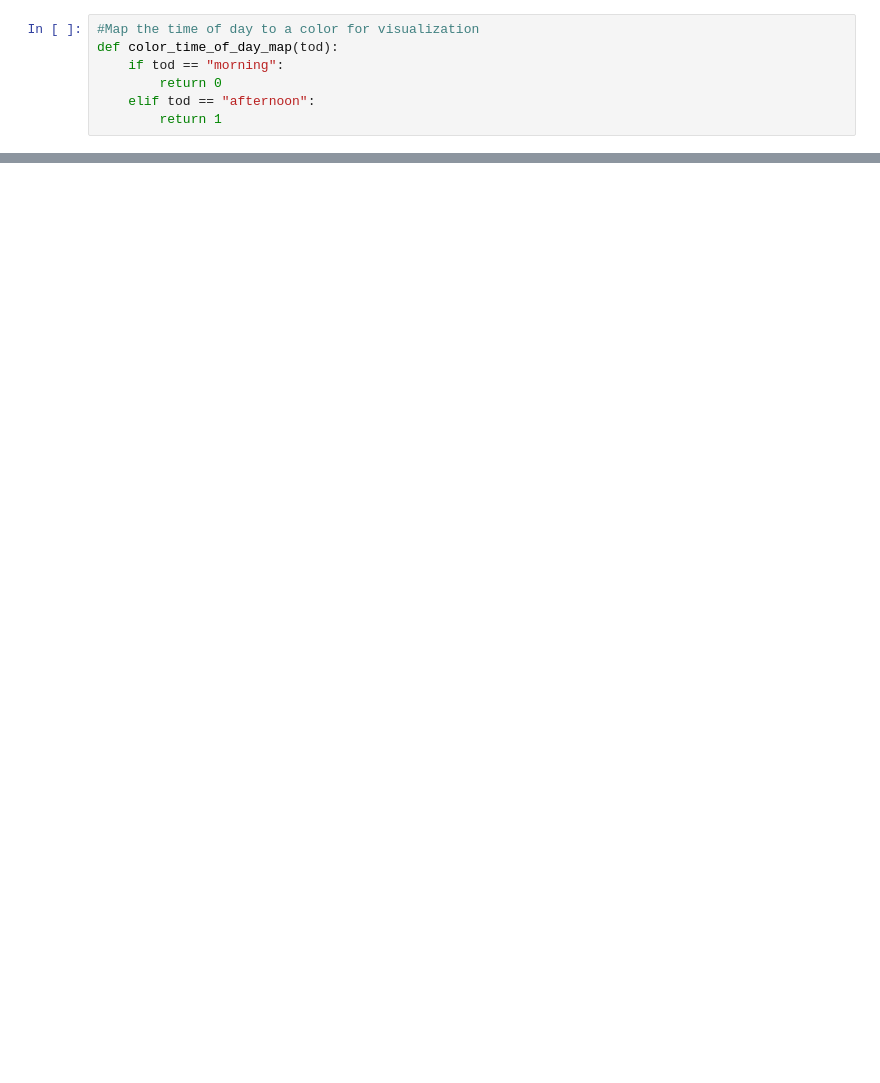
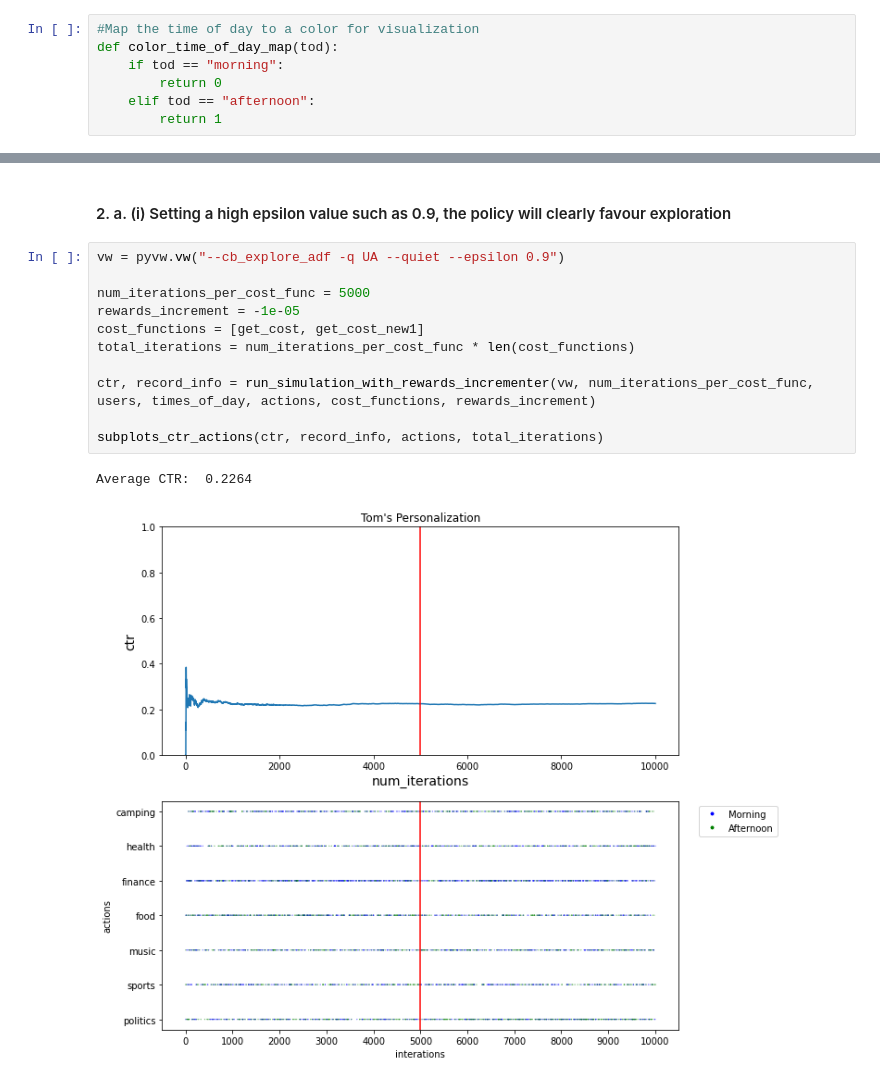
Before and after one commit to nihaldsouza/vw-cb-exercise, a Jupyter notebook: vw_cb_content_personalization.ipynb, the cells around one changed output, grey strips where cells are left out. Drawn from its saved outputs; the diff is of its cells as text; blank space fills up the shorter version.

```diff
--- a/vw_cb_content_personalization.ipynb
+++ b/vw_cb_content_personalization.ipynb
@@ -332,0 +414,16 @@ plt.show()
+# %% [markdown]
+#### 2. a. (i) Setting a high epsilon value such as 0.9, the policy will clearly favour exploration
+# %%
+vw = pyvw.vw("--cb_explore_adf -q UA --quiet --epsilon 0.9")
+
+num_iterations_per_cost_func = 5000
+rewards_increment = -1e-05
+cost_functions = [get_cost, get_cost_new1]
+total_iterations = num_iterations_per_cost_func * len(cost_functions)
+
+ctr, record_info = run_simulation_with_rewards_incrementer(vw, num_iterations_per_cost_func, users, times_of_day, actions, cost_functions, rewards_increment)
+
+subplots_ctr_actions(ctr, record_info, actions, total_iterations)
+# %% [output]
+Average CTR:  0.2264
+[figure, added]
```
Also changed, not shown: parts of 21 cells of this notebook.
